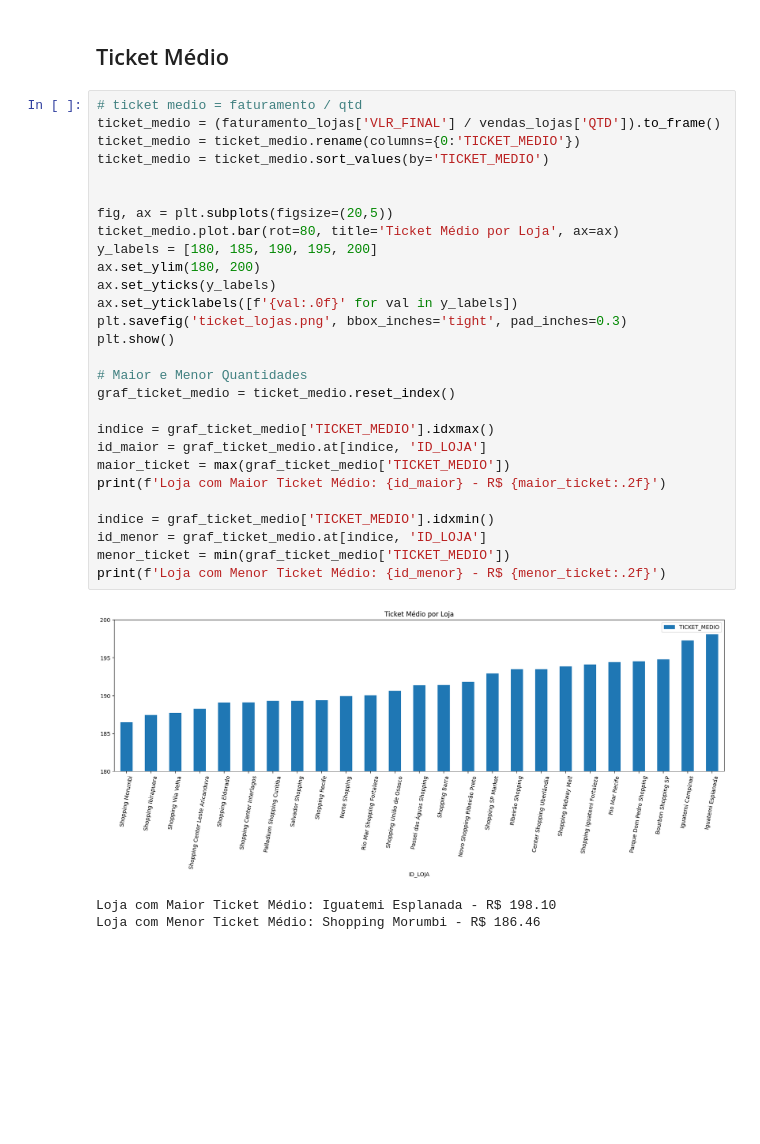
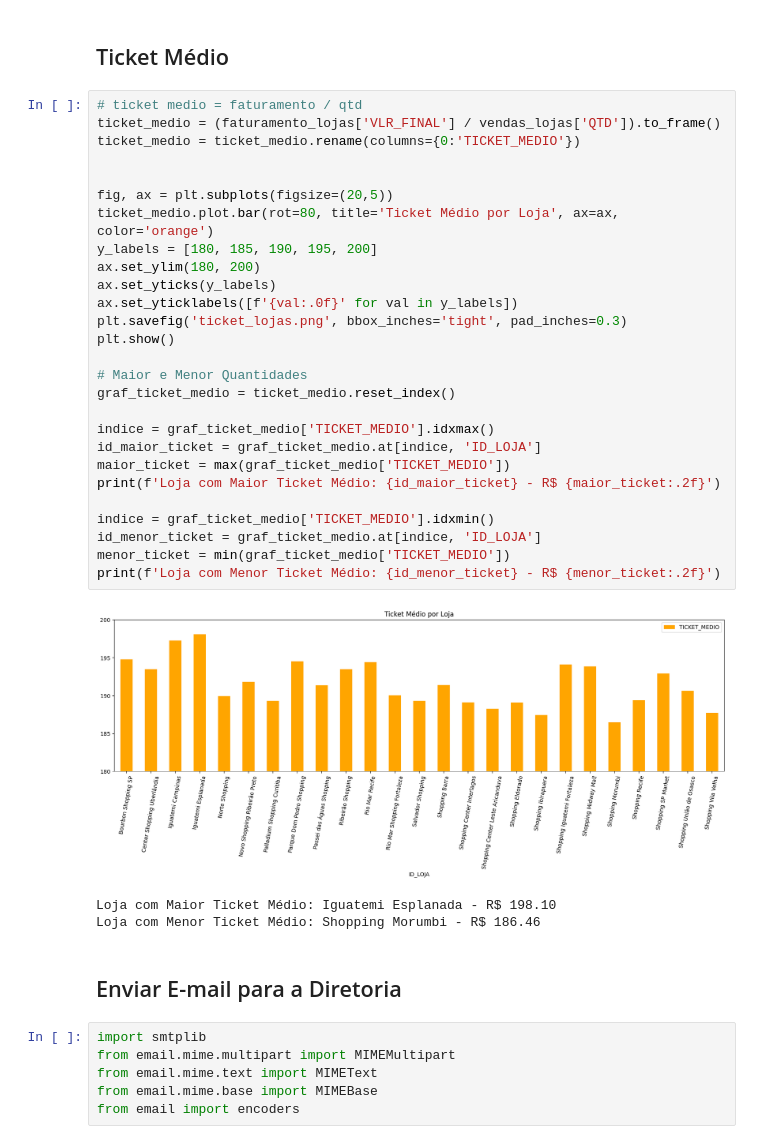
Before and after one commit to ro77en/data-science-challenges, a Jupyter notebook: Desafio 1/main.ipynb, the cells around one changed output. Drawn from its saved outputs; the diff is of its cells as text; blank space fills up the shorter version.

```diff
--- a/Desafio 1/main.ipynb
+++ b/Desafio 1/main.ipynb
@@ -153,32 +153,39 @@ Loja com Menor Quantidade de Vendas: Shopping Midway Mall - 8206 vendas
 # %%
 # ticket medio = faturamento / qtd
 ticket_medio = (faturamento_lojas['VLR_FINAL'] / vendas_lojas['QTD']).to_frame()
 ticket_medio = ticket_medio.rename(columns={0:'TICKET_MEDIO'})
-ticket_medio = ticket_medio.sort_values(by='TICKET_MEDIO')
 
 
 fig, ax = plt.subplots(figsize=(20,5))
-ticket_medio.plot.bar(rot=80, title='Ticket Médio por Loja', ax=ax)
+ticket_medio.plot.bar(rot=80, title='Ticket Médio por Loja', ax=ax, color='orange')
 y_labels = [180, 185, 190, 195, 200]
 ax.set_ylim(180, 200)
 ax.set_yticks(y_labels)
 ax.set_yticklabels([f'{val:.0f}' for val in y_labels])
 plt.savefig('ticket_lojas.png', bbox_inches='tight', pad_inches=0.3)
 plt.show()
 
 # Maior e Menor Quantidades
 graf_ticket_medio = ticket_medio.reset_index()
 
 indice = graf_ticket_medio['TICKET_MEDIO'].idxmax()
-id_maior = graf_ticket_medio.at[indice, 'ID_LOJA']
+id_maior_ticket = graf_ticket_medio.at[indice, 'ID_LOJA']
 maior_ticket = max(graf_ticket_medio['TICKET_MEDIO'])
-print(f'Loja com Maior Ticket Médio: {id_maior} - R$ {maior_ticket:.2f}')
+print(f'Loja com Maior Ticket Médio: {id_maior_ticket} - R$ {maior_ticket:.2f}')
 
 indice = graf_ticket_medio['TICKET_MEDIO'].idxmin()
-id_menor = graf_ticket_medio.at[indice, 'ID_LOJA']
+id_menor_ticket = graf_ticket_medio.at[indice, 'ID_LOJA']
 menor_ticket = min(graf_ticket_medio['TICKET_MEDIO'])
-print(f'Loja com Menor Ticket Médio: {id_menor} - R$ {menor_ticket:.2f}')
+print(f'Loja com Menor Ticket Médio: {id_menor_ticket} - R$ {menor_ticket:.2f}')
 # %% [output]
-[figure, old version]
+[figure, new version]
 Loja com Maior Ticket Médio: Iguatemi Esplanada - R$ 198.10
 Loja com Menor Ticket Médio: Shopping Morumbi - R$ 186.46
+# %% [markdown]
+## Enviar E-mail para a Diretoria
+# %%
+import smtplib
+from email.mime.multipart import MIMEMultipart
+from email.mime.text import MIMEText
+from email.mime.base import MIMEBase
+from email import encoders
```
Also changed, not shown: parts of 4 cells of this notebook, 1 other file.
